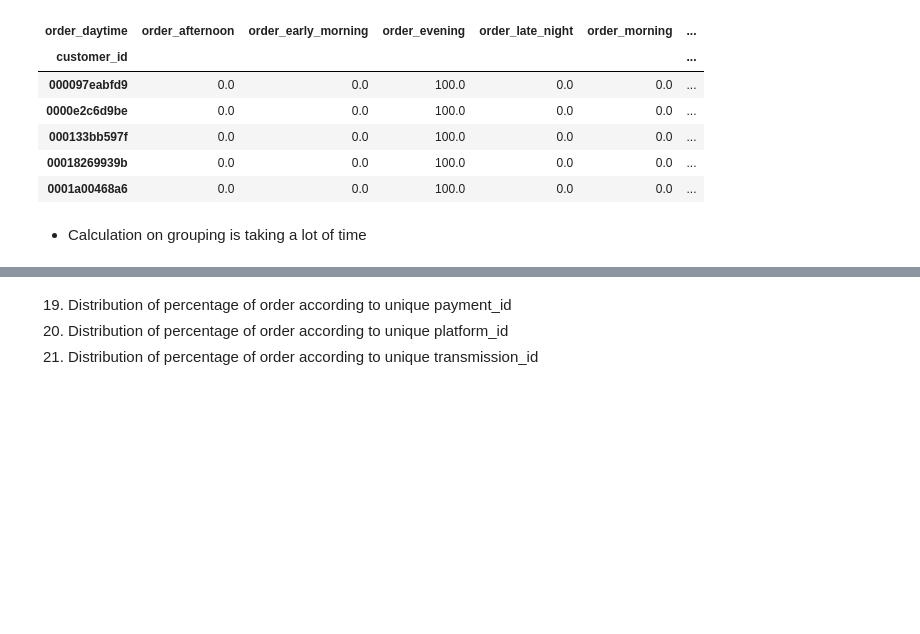
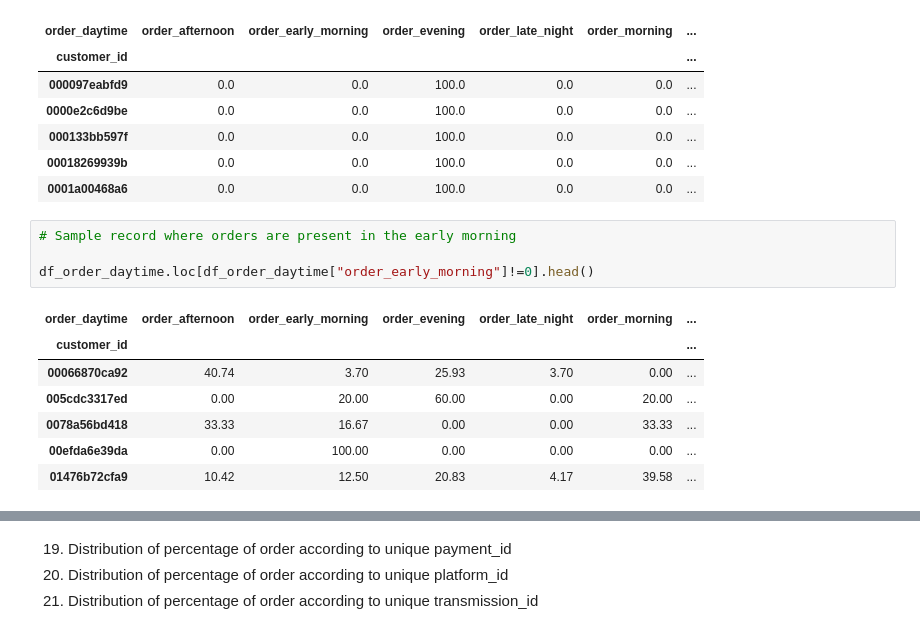
Before and after one commit to ashutosh3060/returning-customer-prediction, a Jupyter notebook: data_transformation.ipynb, the cells around one changed output, grey strips where cells are left out. Saved outputs shown, nothing was run; the diff lists cells and outputs as text; blank space fills up the shorter version.

```diff
--- a/data_transformation.ipynb
+++ b/data_transformation.ipynb
@@ -541,5 +570,15 @@ df_order_daytime.head()
 | 000133bb597f | 0.0 | 0.0 | 100.0 | 0.0 | 0.0 | ... |
 | 00018269939b | 0.0 | 0.0 | 100.0 | 0.0 | 0.0 | ... |
 | 0001a00468a6 | 0.0 | 0.0 | 100.0 | 0.0 | 0.0 | ... |
-# %% [markdown]
-* Calculation on grouping is taking a lot of time
+# %%
+# Sample record where orders are present in the early morning
+
+df_order_daytime.loc[df_order_daytime["order_early_morning"]!=0].head()
+# %% [output]
+| order_daytime | order_afternoon | order_early_morning | order_evening | order_late_night | order_morning | ... |
+| customer_id |  |  |  |  |  | ... |
+| 00066870ca92 | 40.74 | 3.70 | 25.93 | 3.70 | 0.00 | ... |
+| 005cdc3317ed | 0.00 | 20.00 | 60.00 | 0.00 | 20.00 | ... |
+| 0078a56bd418 | 33.33 | 16.67 | 0.00 | 0.00 | 33.33 | ... |
+| 00efda6e39da | 0.00 | 100.00 | 0.00 | 0.00 | 0.00 | ... |
+| 01476b72cfa9 | 10.42 | 12.50 | 20.83 | 4.17 | 39.58 | ... |
```
Also changed, not shown: parts of 13 cells of this notebook.
